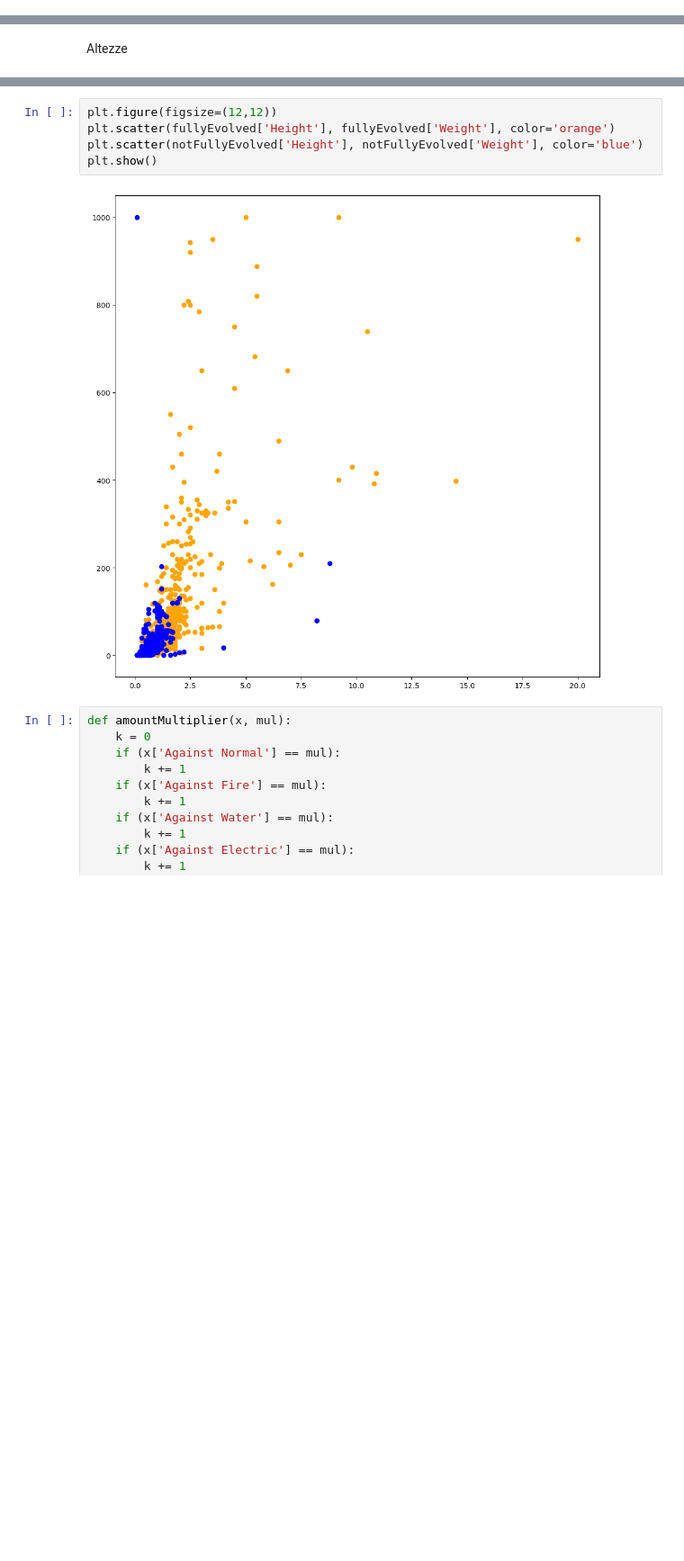
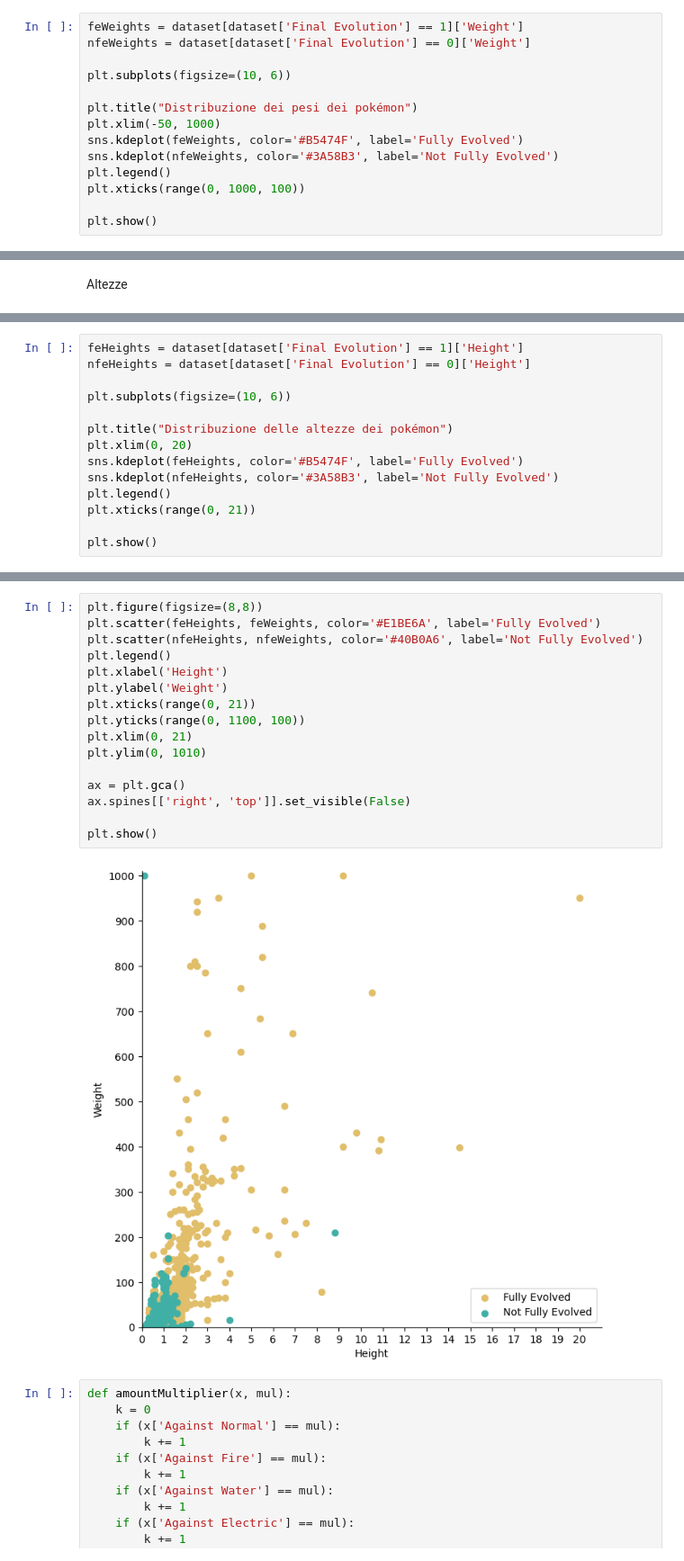
Before and after one commit to Mantotheale/PokemonScientificVisualization, a Jupyter notebook: Pokemon_notebook.ipynb, the cells around one changed output, grey strips where cells are left out. Shown at 90% size. Drawn from its saved outputs; the diff is of its cells as text; blank space fills up the shorter version.

```diff
--- a/Pokemon_notebook.ipynb
+++ b/Pokemon_notebook.ipynb
@@ -295,0 +283,14 @@ plt.show()
+# %%
+feWeights = dataset[dataset['Final Evolution'] == 1]['Weight']
+nfeWeights = dataset[dataset['Final Evolution'] == 0]['Weight']
+
+plt.subplots(figsize=(10, 6))
+
+plt.title("Distribuzione dei pesi dei pokémon")
+plt.xlim(-50, 1000)
+sns.kdeplot(feWeights, color='#B5474F', label='Fully Evolved')
+sns.kdeplot(nfeWeights, color='#3A58B3', label='Not Fully Evolved')
+plt.legend()
+plt.xticks(range(0, 1000, 100))
+
+plt.show()
@@ -333,0 +337,14 @@ plt.show()
+# %%
+feHeights = dataset[dataset['Final Evolution'] == 1]['Height']
+nfeHeights = dataset[dataset['Final Evolution'] == 0]['Height']
+
+plt.subplots(figsize=(10, 6))
+
+plt.title("Distribuzione delle altezze dei pokémon")
+plt.xlim(0, 20)
+sns.kdeplot(feHeights, color='#B5474F', label='Fully Evolved')
+sns.kdeplot(nfeHeights, color='#3A58B3', label='Not Fully Evolved')
+plt.legend()
+plt.xticks(range(0, 21))
+
+plt.show()
@@ -342,10 +361,21 @@ plt.show()
 # %%
-plt.figure(figsize=(12,12))
-plt.scatter(fullyEvolved['Height'], fullyEvolved['Weight'], color='orange')
-plt.scatter(notFullyEvolved['Height'], notFullyEvolved['Weight'], color='blue')
+plt.figure(figsize=(8,8))
+plt.scatter(feHeights, feWeights, color='#E1BE6A', label='Fully Evolved')
+plt.scatter(nfeHeights, nfeWeights, color='#40B0A6', label='Not Fully Evolved')
+plt.legend()
+plt.xlabel('Height')
+plt.ylabel('Weight')
+plt.xticks(range(0, 21))
+plt.yticks(range(0, 1100, 100))
+plt.xlim(0, 21)
+plt.ylim(0, 1010)
+
+ax = plt.gca()
+ax.spines[['right', 'top']].set_visible(False)
+
 plt.show()
 # %% [output]
-[figure, old version]
+[figure, new version]
 # %%
 def amountMultiplier(x, mul):
     k = 0
```
Also changed, not shown: parts of 18 cells of this notebook.
